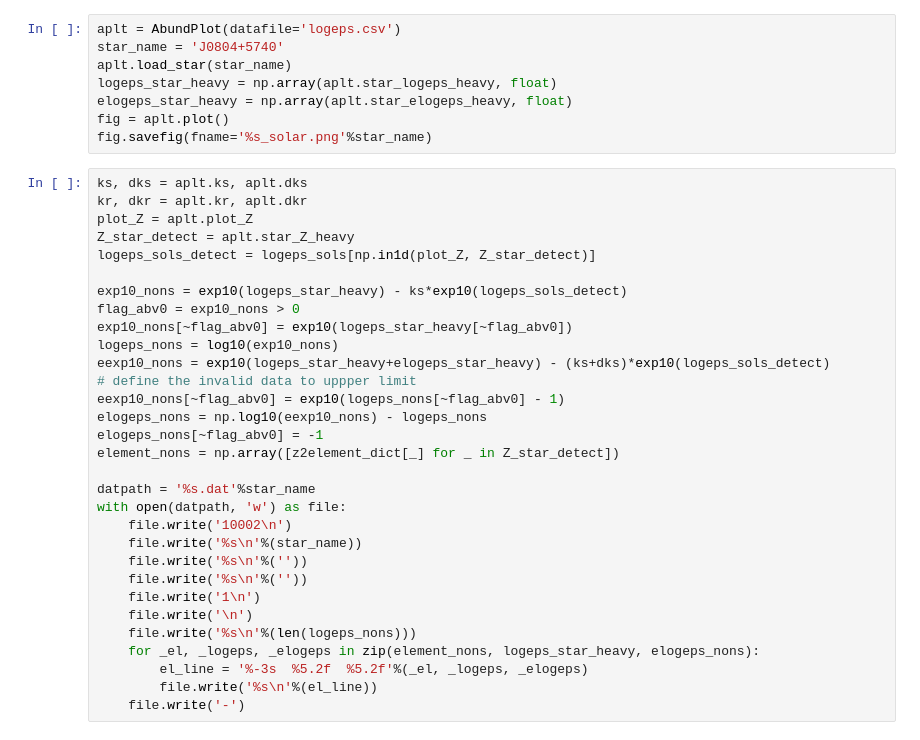
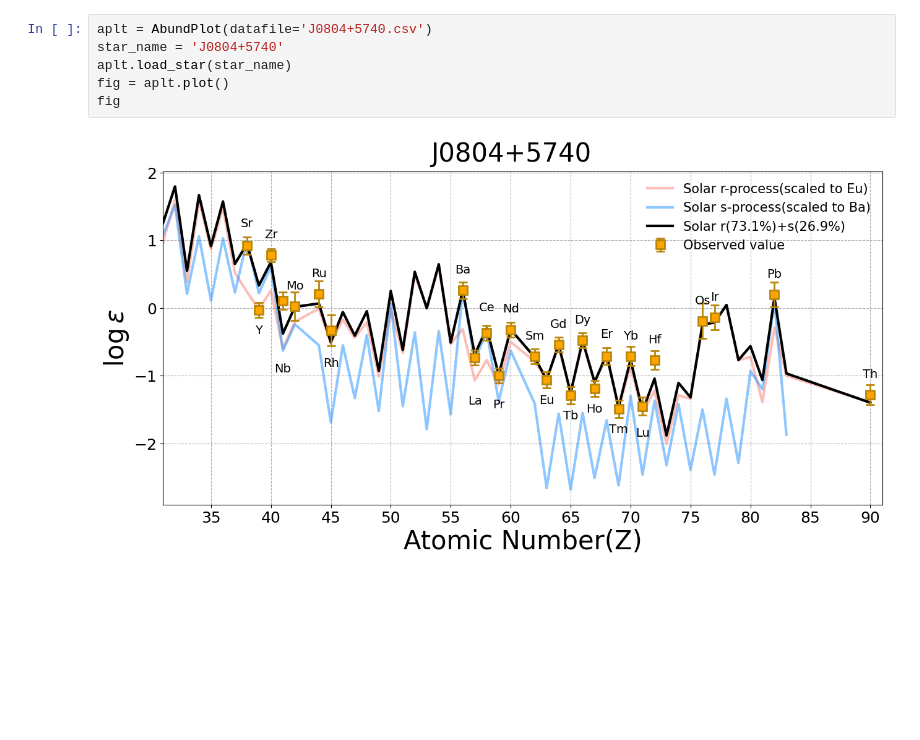
Before and after one commit to jiangrz77/rproc, a Jupyter notebook: ARCHIVE/J0804+5740.ipynb, the cells around one changed output. Drawn from its saved outputs; the diff is of its cells as text; blank space fills up the shorter version.

```diff
--- a/ARCHIVE/J0804+5740.ipynb
+++ b/ARCHIVE/J0804+5740.ipynb
@@ -19,39 +36,8 @@ log10 = np.log10
 # %%
-aplt = AbundPlot(datafile='logeps.csv')
+aplt = AbundPlot(datafile='J0804+5740.csv')
 star_name = 'J0804+5740'
 aplt.load_star(star_name)
-logeps_star_heavy = np.array(aplt.star_logeps_heavy, float)
-elogeps_star_heavy = np.array(aplt.star_elogeps_heavy, float)
 fig = aplt.plot()
-fig.savefig(fname='%s_solar.png'%star_name)
+fig
+# %% [output]
+[figure, added]
-# %%
-ks, dks = aplt.ks, aplt.dks
-kr, dkr = aplt.kr, aplt.dkr
-plot_Z = aplt.plot_Z
-Z_star_detect = aplt.star_Z_heavy
-logeps_sols_detect = logeps_sols[np.in1d(plot_Z, Z_star_detect)]
-
-exp10_nons = exp10(logeps_star_heavy) - ks*exp10(logeps_sols_detect)
-flag_abv0 = exp10_nons > 0
-exp10_nons[~flag_abv0] = exp10(logeps_star_heavy[~flag_abv0])
-logeps_nons = log10(exp10_nons)
-eexp10_nons = exp10(logeps_star_heavy+elogeps_star_heavy) - (ks+dks)*exp10(logeps_sols_detect)
-# define the invalid data to uppper limit
-eexp10_nons[~flag_abv0] = exp10(logeps_nons[~flag_abv0] - 1)
-elogeps_nons = np.log10(eexp10_nons) - logeps_nons
-elogeps_nons[~flag_abv0] = -1
-element_nons = np.array([z2element_dict[_] for _ in Z_star_detect])
-
-datpath = '%s.dat'%star_name
-with open(datpath, 'w') as file:
-    file.write('10002\n')
-    file.write('%s\n'%(star_name))
-    file.write('%s\n'%(''))
-    file.write('%s\n'%(''))
-    file.write('1\n')
-    file.write('\n')
-    file.write('%s\n'%(len(logeps_nons)))
-    for _el, _logeps, _elogeps in zip(element_nons, logeps_star_heavy, elogeps_nons):
-        el_line = '%-3s  %5.2f  %5.2f'%(_el, _logeps, _elogeps)
-        file.write('%s\n'%(el_line))
-    file.write('-')
```
Also changed, not shown: parts of 18 cells of this notebook, 31 other files.
